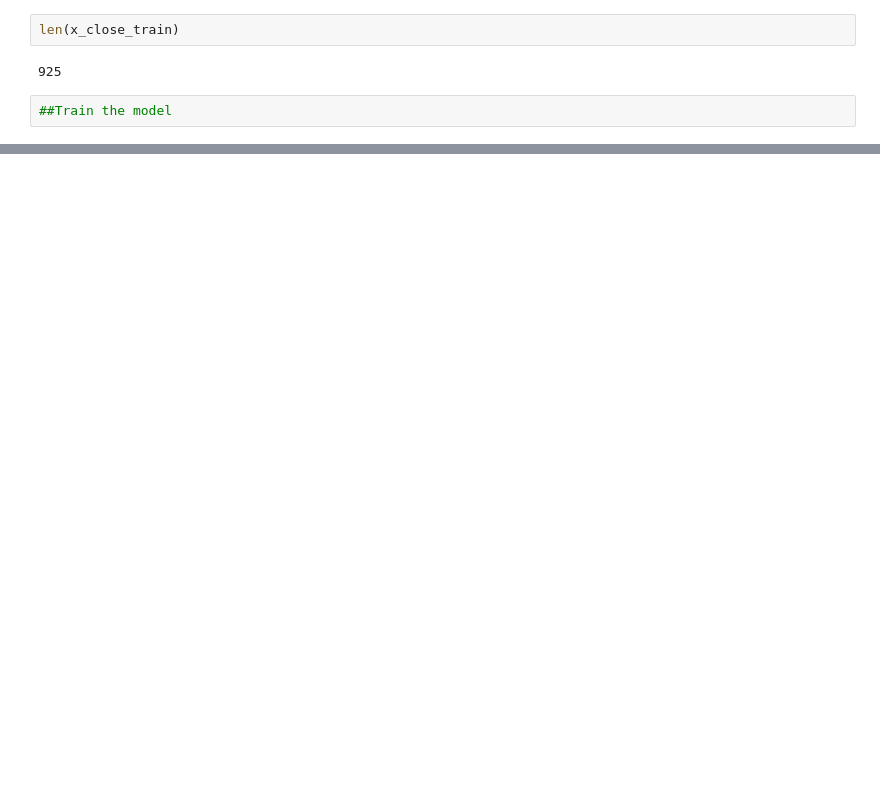
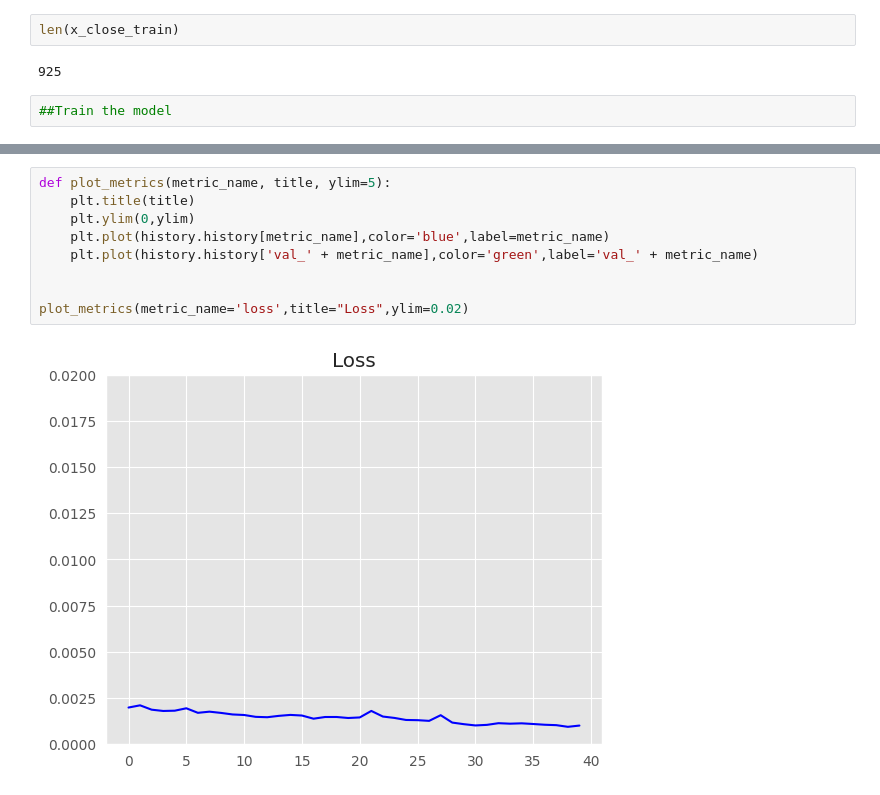
Before and after one commit to micatske/CNN-LSTM-Stock, a Jupyter notebook: simple_model.ipynb, the cells around one changed output, grey strips where cells are left out. Saved outputs shown, nothing was run; the diff lists cells and outputs as text; blank space fills up the shorter version.

```diff
--- a/simple_model.ipynb
+++ b/simple_model.ipynb
@@ -229,3 +204,14 @@ array([], shape=(0, 1), dtype=float32)
+# %%
+def plot_metrics(metric_name, title, ylim=5):
+    plt.title(title)
+    plt.ylim(0,ylim)
+    plt.plot(history.history[metric_name],color='blue',label=metric_name)
+    plt.plot(history.history['val_' + metric_name],color='green',label='val_' + metric_name)
+
+
+plot_metrics(metric_name='loss',title="Loss",ylim=0.02)
+# %% [output]
+[figure, added]
 # %%
 predicted=model.predict(x_close_test)
 test_label=y_close_test.reshape(-1,1)
```
Also changed, not shown: parts of 24 cells of this notebook.
